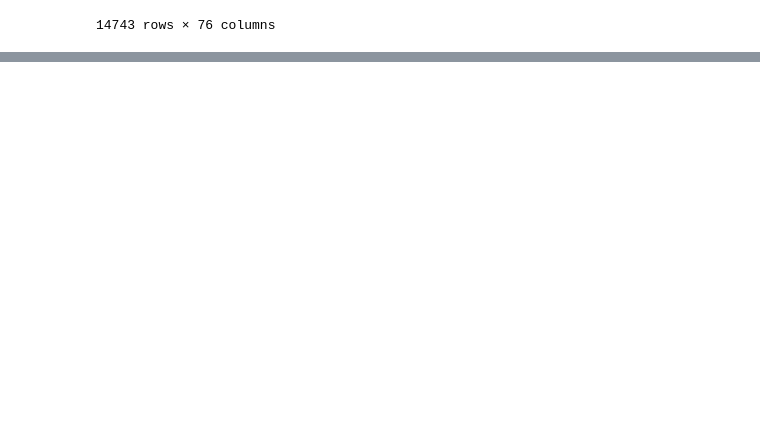
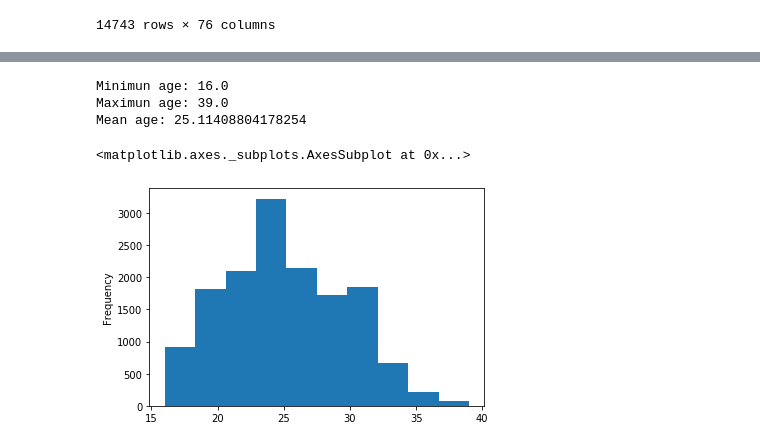
Before and after one commit to arubiales/trees-models, a Jupyter notebook: 2 - Model tree.ipynb, the cells around one changed output, grey strips where cells are left out. Drawn from its saved outputs; the diff is of its cells as text; code cells hidden in the pictures; blank space fills up the shorter version.

```diff
--- a/2 - Model tree.ipynb
+++ b/2 - Model tree.ipynb
@@ -142,0 +203,13 @@ feature_importance
+# %%
+print('Minimun age:', df_football['Age'].min())
+print('Maximun age:', df_football['Age'].max())
+print('Mean age:', df_football['Age'].mean())
+# %% [output]
+Minimun age: 16.0
+Maximun age: 39.0
+Mean age: 25.11408804178254
+# %%
+df_football['Age'].plot(kind='hist')
+# %% [output]
+<matplotlib.axes._subplots.AxesSubplot at 0x...>
+[figure, added]
```
Also changed, not shown: parts of 43 cells of this notebook, 5 other files.
